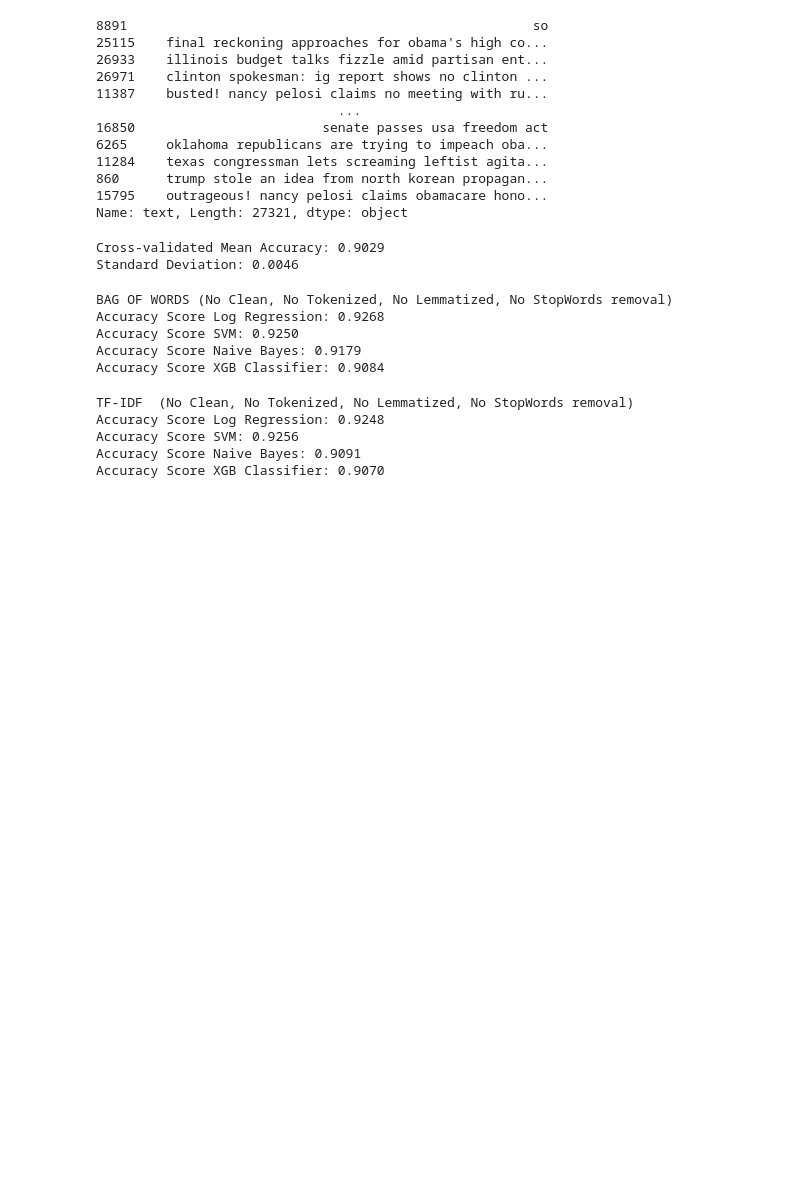
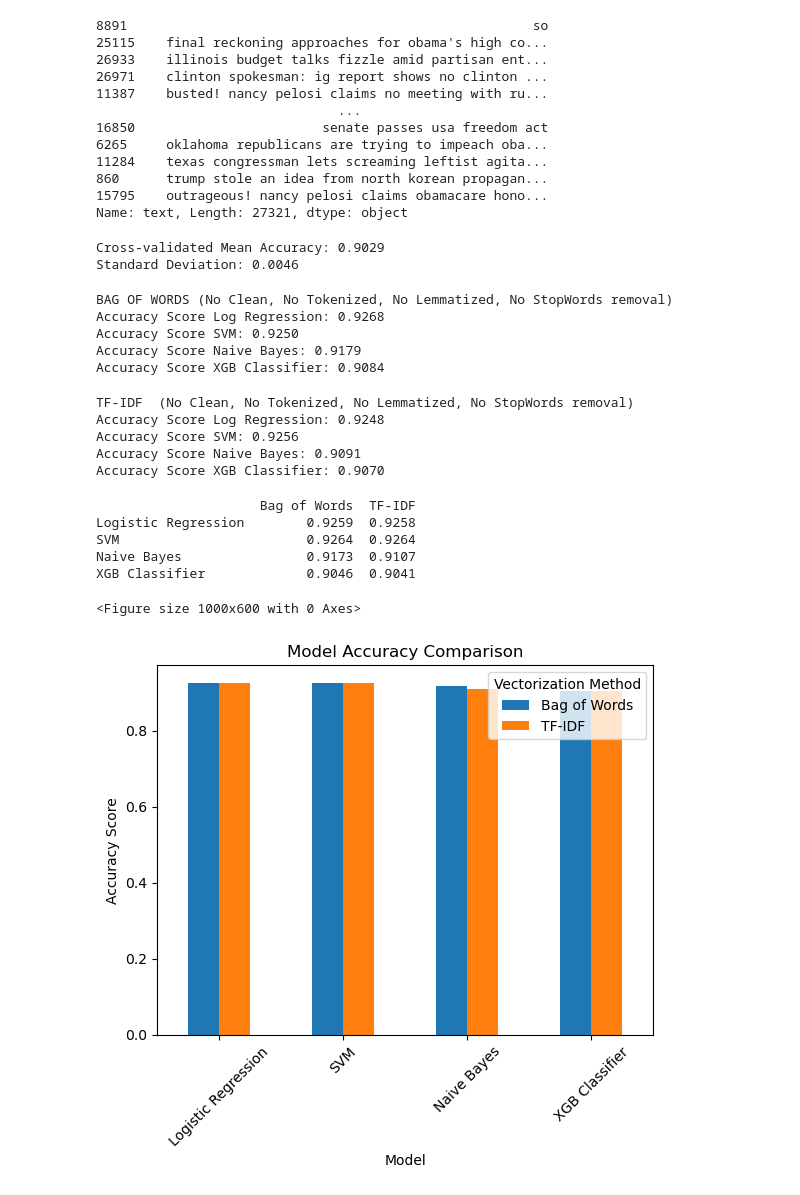
Before and after one commit to Grimngor/Project-NLP-G5, a Jupyter notebook: main_final.ipynb, the cells around one changed output. Cells and saved outputs as stored; diff of their text form; code cells hidden in the pictures; blank space fills up the shorter version.

```diff
--- a/main_final.ipynb
+++ b/main_final.ipynb
@@ -283,3 +283,42 @@ dict_models = {
 
 df_models = pd.DataFrame.from_dict(dict_models, orient='index', columns=['Classification Report'])
 df_models
+# %%
+# Initialize a dictionary to hold the accuracy scores for each model and vectorization method
+model_results = {
+    'Bag of Words': {
+        'Logistic Regression': 0.9259,
+        'SVM': 0.9264,
+        'Naive Bayes': 0.9173,
+        'XGB Classifier': 0.9046
+    },
+    'TF-IDF': {
+        'Logistic Regression': 0.9258,  # Update these with TF-IDF scores
+        'SVM': 0.9264,
+        'Naive Bayes': 0.9107,
+        'XGB Classifier': 0.9041
+    }
+}
+
+# Convert dictionary into a pandas DataFrame
+results_df = pd.DataFrame(model_results)
+# View the DataFrame
+print(results_df)
+
+# Plot the results using seaborn
+plt.figure(figsize=(10, 6))
+results_df.plot(kind='bar', rot=0)
+plt.title('Model Accuracy Comparison')
+plt.ylabel('Accuracy Score')
+plt.xlabel('Model')
+plt.xticks(rotation=45)
+plt.legend(title='Vectorization Method')
+plt.show()
+# %% [output]
+                     Bag of Words  TF-IDF
+Logistic Regression        0.9259  0.9258
+SVM                        0.9264  0.9264
+Naive Bayes                0.9173  0.9107
+XGB Classifier             0.9046  0.9041
+<Figure size 1000x600 with 0 Axes>
+[figure, added]
```
